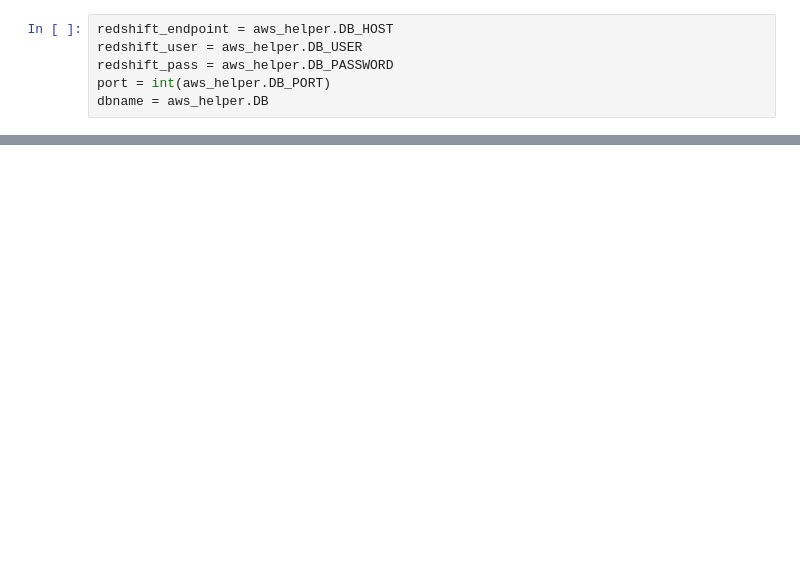
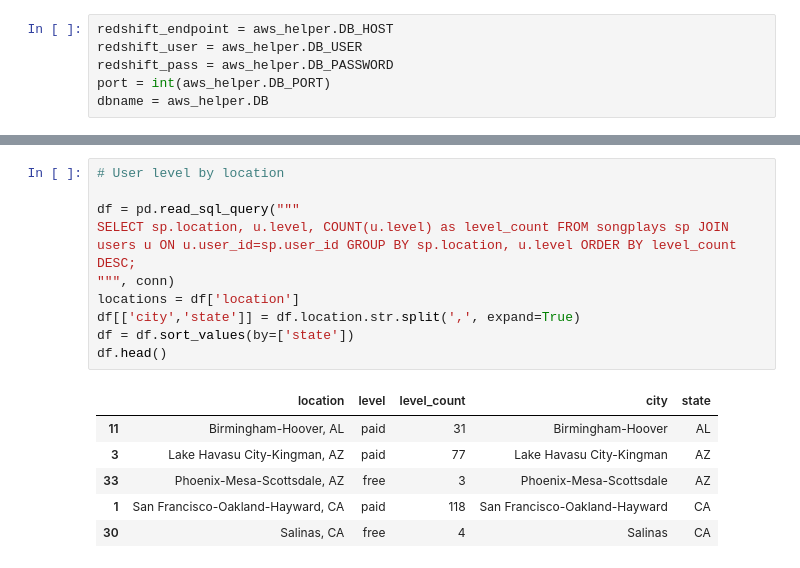
Before and after one commit to tw-abramin/udacity-redshift, a Jupyter notebook: dashboard.ipynb, the cells around one changed output, grey strips where cells are left out. Drawn from its saved outputs; the diff is of its cells as text; blank space fills up the shorter version.

```diff
--- a/dashboard.ipynb
+++ b/dashboard.ipynb
@@ -40,0 +144,17 @@ df.head()
+# %%
+# User level by location
+
+df = pd.read_sql_query("""
+SELECT sp.location, u.level, COUNT(u.level) as level_count FROM songplays sp JOIN users u ON u.user_id=sp.user_id GROUP BY sp.location, u.level ORDER BY level_count DESC;
+""", conn)
+locations = df['location']
+df[['city','state']] = df.location.str.split(',', expand=True)
+df = df.sort_values(by=['state'])
+df.head()
+# %% [output]
+|  | location | level | level_count | city | state |
+| 11 | Birmingham-Hoover, AL | paid | 31 | Birmingham-Hoover | AL |
+| 3 | Lake Havasu City-Kingman, AZ | paid | 77 | Lake Havasu City-Kingman | AZ |
+| 33 | Phoenix-Mesa-Scottsdale, AZ | free | 3 | Phoenix-Mesa-Scottsdale | AZ |
+| 1 | San Francisco-Oakland-Hayward, CA | paid | 118 | San Francisco-Oakland-Hayward | CA |
+| 30 | Salinas, CA | free | 4 | Salinas | CA |
```
Also changed, not shown: parts of 10 cells of this notebook, 1 other file.
